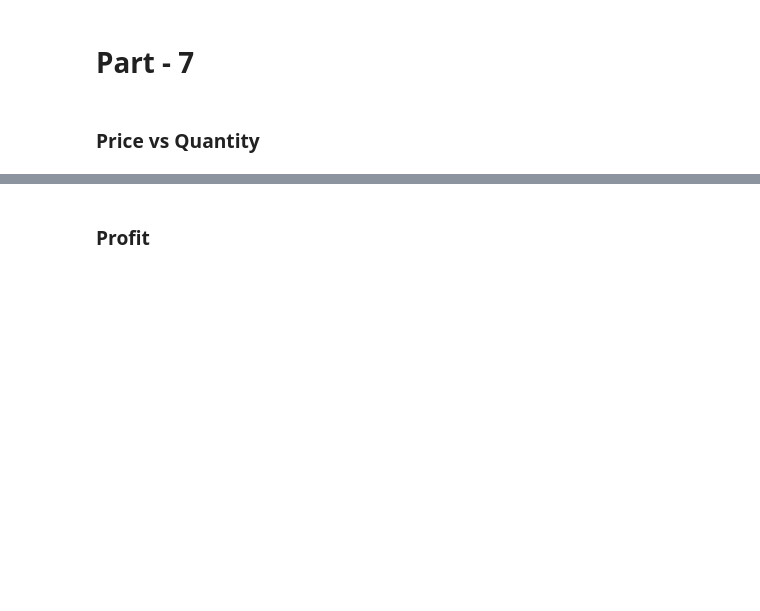
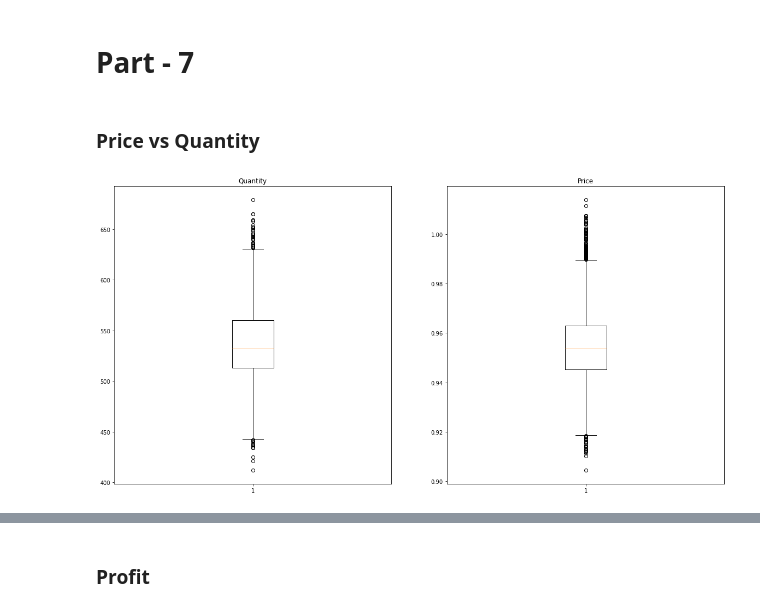
Before and after one commit to rohitashwachaks/advanced_optimisation, a Jupyter notebook: Projects/Project1/project1.ipynb, the cells around one changed output, grey strips where cells are left out. Saved outputs shown, nothing was run; the diff lists cells and outputs as text; code cells hidden in the pictures; blank space fills up the shorter version.

```diff
--- a/Projects/Project1/project1.ipynb
+++ b/Projects/Project1/project1.ipynb
@@ -514,6 +528,17 @@ for sim in tqdm(range(nsim)):
     expected_profit.append(bs_result['profit'])
 # %% [markdown]
 ### Price vs Quantity
+# %%
+fig, ax = plt.subplots(1,2)
+fig.set_size_inches(20, 10,  forward=True)
+
+ax[0].boxplot(optimal_quantity)
+ax[0].set_title("Quantity");
+
+ax[1].boxplot(optimal_price)
+ax[1].set_title("Price");
+# %% [output]
+[figure, added]
 # %%
 out = pd.DataFrame({'Price' : optimal_price, 'Quantity' : optimal_quantity, 'Profit' : expected_profit})
 
```
Also changed, not shown: parts of 9 cells of this notebook, 6 other files.
